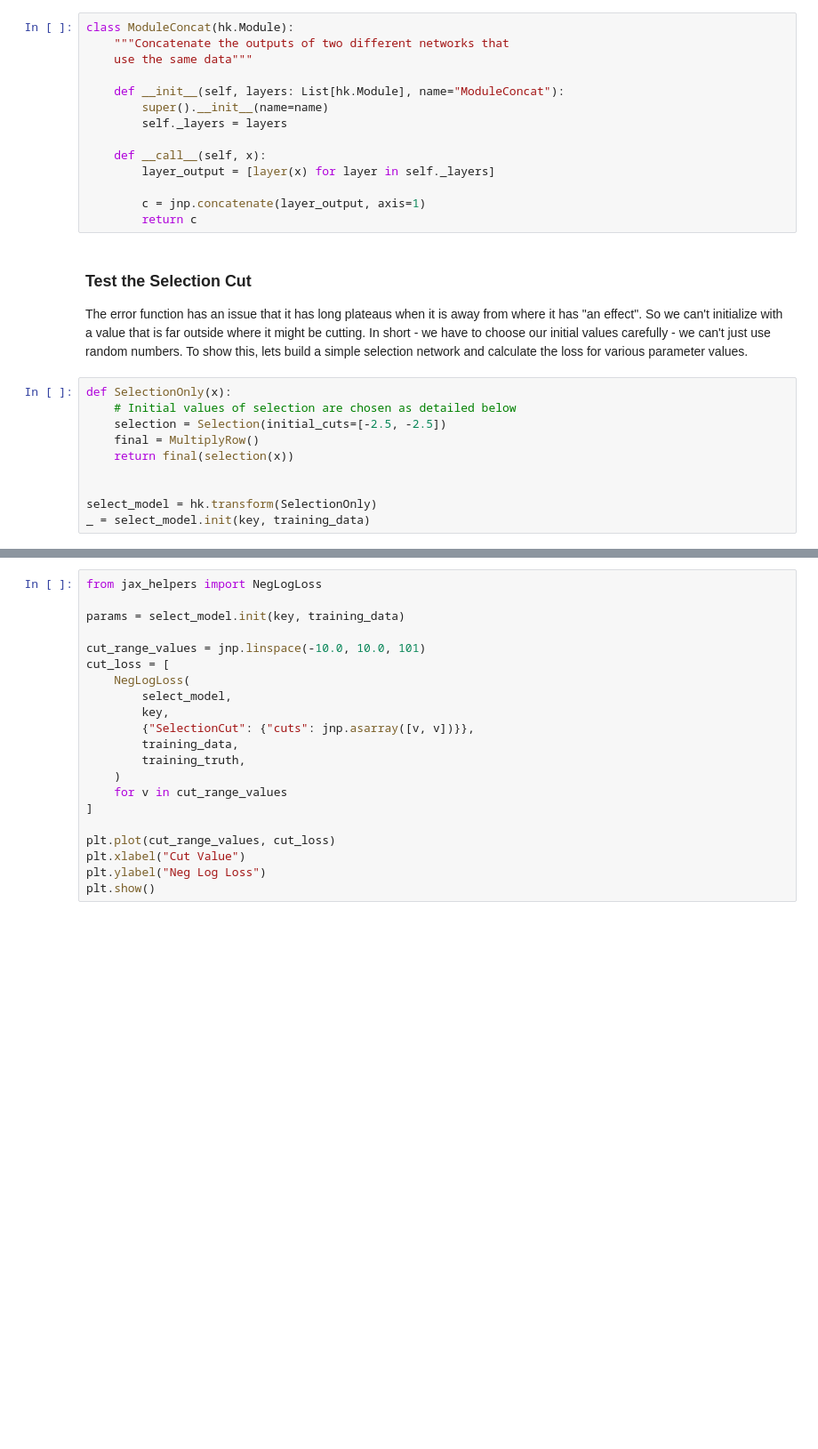
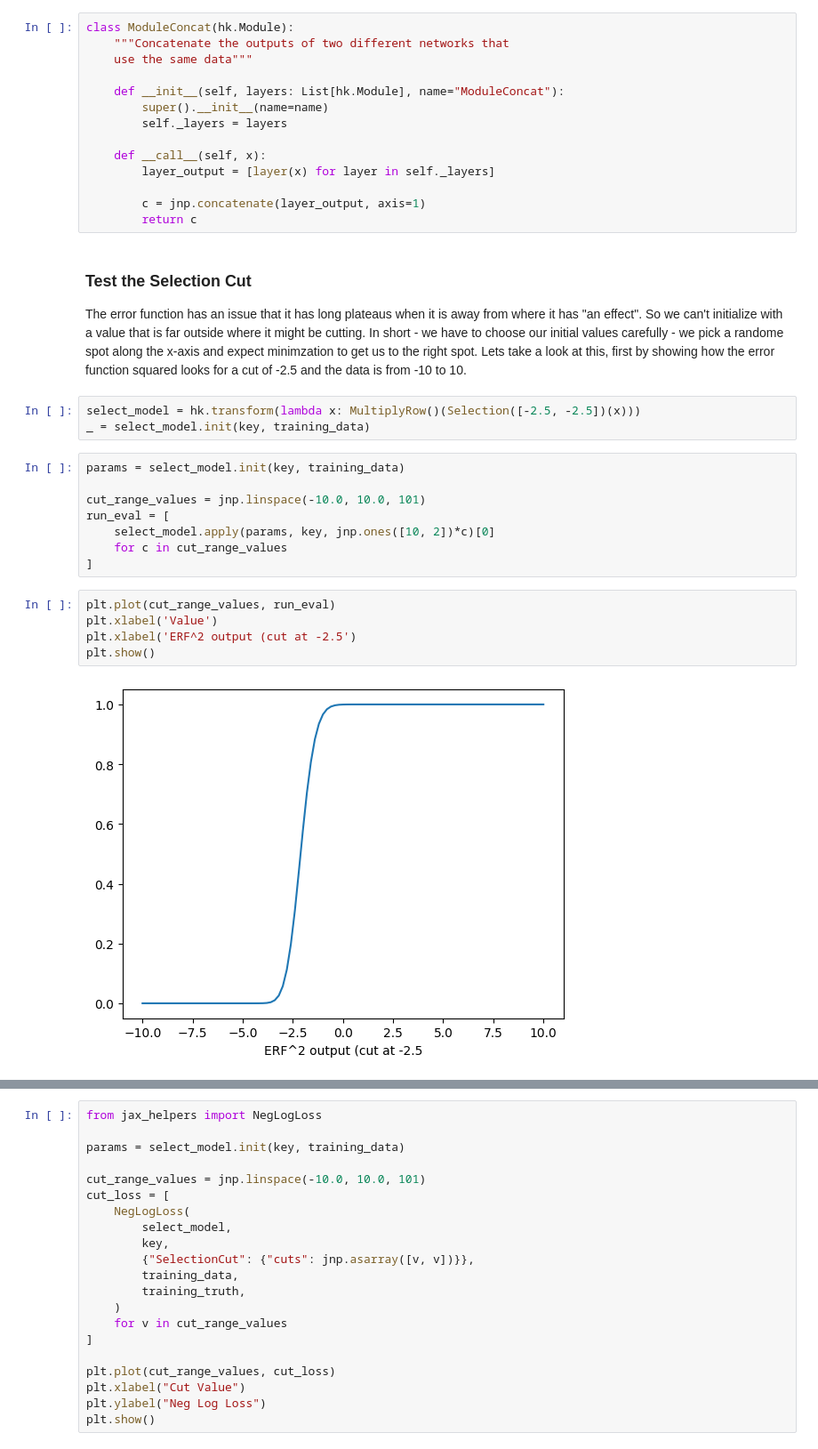
Before and after one commit to gordonwatts/diff-prog-intro, a Jupyter notebook: book/cut_then_nn.ipynb, the cells around one changed output, grey strips where cells are left out. Shown at 89% size. Cells and saved outputs as stored; diff of their text form; blank space fills up the shorter version.

Commit message:
Checkpoint old loss function

```diff
--- a/book/cut_then_nn.ipynb
+++ b/book/cut_then_nn.ipynb
@@ -108,14 +120,22 @@ class ModuleConcat(hk.Module):
 # %% [markdown]
 ### Test the Selection Cut
 
-The error function has an issue that it has long plateaus when it is away from where it has "an effect". So we can't initialize with a value that is far outside where it might be cutting. In short - we have to choose our initial values carefully - we can't just use random numbers. To show this, lets build a simple selection network and calculate the loss for various parameter values.
+The error function has an issue that it has long plateaus when it is away from where it has "an effect". So we can't initialize with a value that is far outside where it might be cutting. In short - we have to choose our initial values carefully - we pick a randome spot along the x-axis and expect minimzation to get us to the right spot. Lets take a look at this, first by showing how the error function squared looks for a cut of -2.5 and the data is from -10 to 10.
 # %%
-def SelectionOnly(x):
-    # Initial values of selection are chosen as detailed below
-    selection = Selection(initial_cuts=[-2.5, -2.5])
-    final = MultiplyRow()
-    return final(selection(x))
-
-
-select_model = hk.transform(SelectionOnly)
+select_model = hk.transform(lambda x: MultiplyRow()(Selection([-2.5, -2.5])(x)))
 _ = select_model.init(key, training_data)
+# %%
+params = select_model.init(key, training_data)
+
+cut_range_values = jnp.linspace(-10.0, 10.0, 101)
+run_eval = [
+    select_model.apply(params, key, jnp.ones([10, 2])*c)[0]
+    for c in cut_range_values
+]
+# %%
+plt.plot(cut_range_values, run_eval)
+plt.xlabel('Value')
+plt.xlabel('ERF^2 output (cut at -2.5')
+plt.show()
+# %% [output]
+[figure, added]
```
Also changed, not shown: parts of 22 cells of this notebook, 1 other file.
